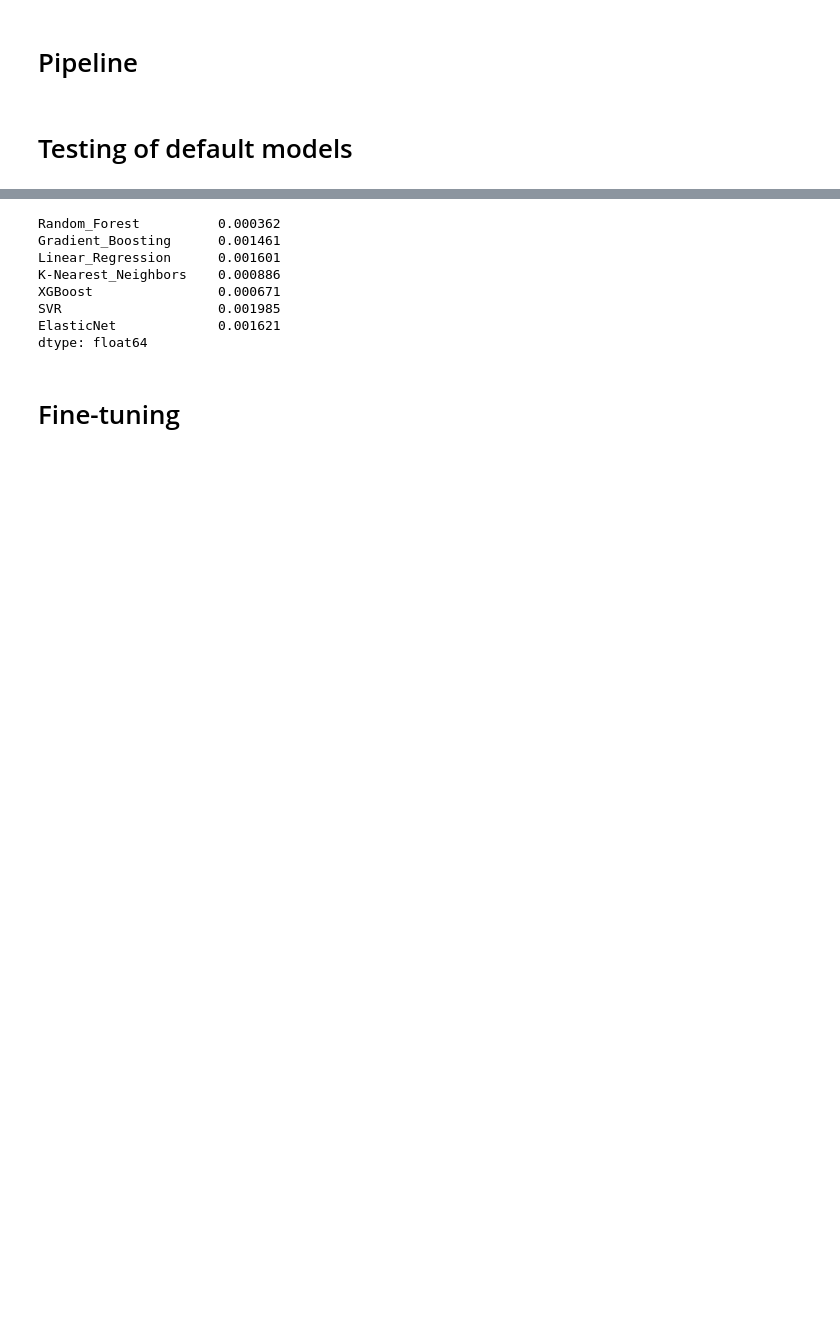
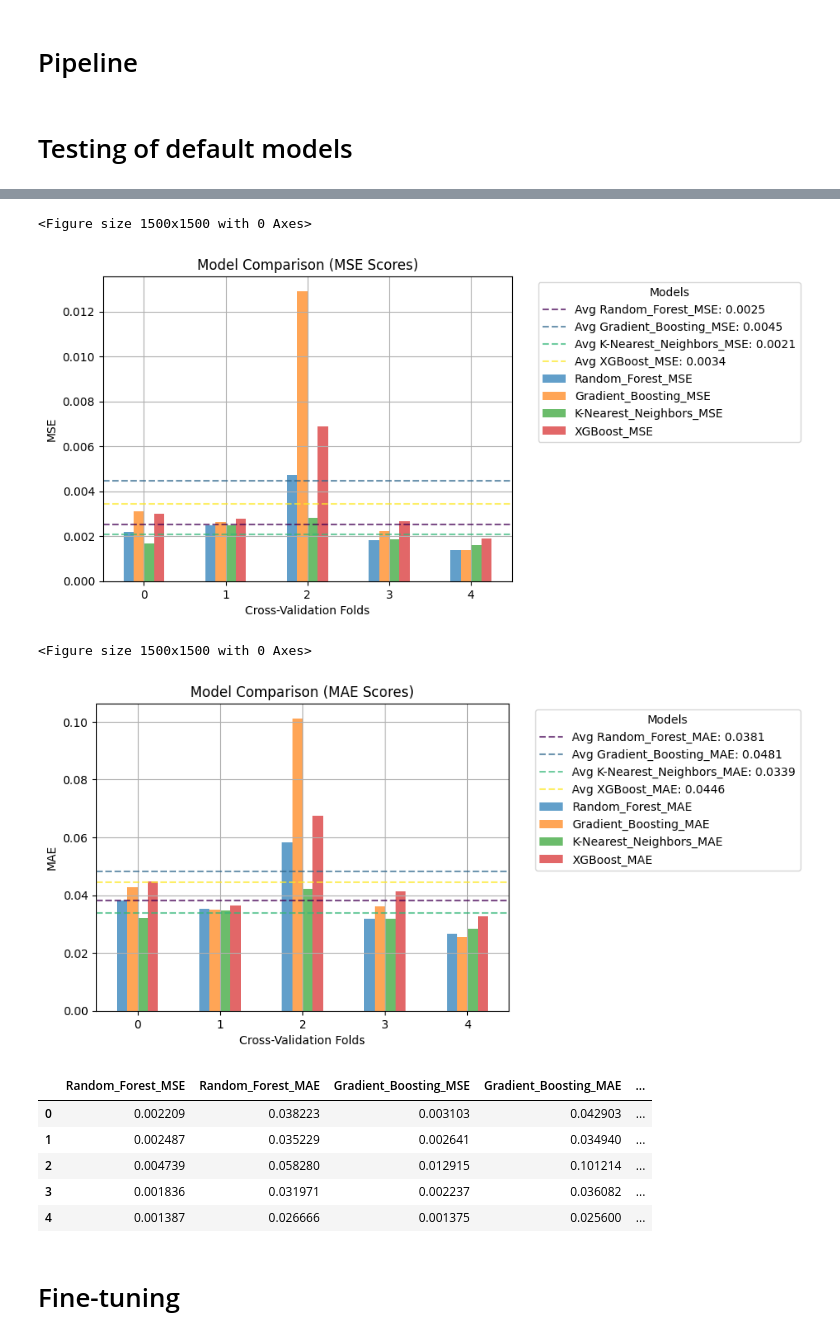
Before and after one commit to Vanekkk1/machine_learning_BTC, a Jupyter notebook: ML_algo.ipynb, the cells around one changed output, grey strips where cells are left out. Saved outputs shown, nothing was run; the diff lists cells and outputs as text; code cells hidden in the pictures; blank space fills up the shorter version.

```diff
--- a/ML_algo.ipynb
+++ b/ML_algo.ipynb
@@ -38,8 +34,14 @@ from preprocessing_ML import get_features_and_target
 df = get_features_and_target(
     "BTC/USDT", steps_to_forecast=1, model_freq="1d", feature_lags=[]
 )
+
 X = df.drop(columns="BTC:USDT_target")
 y = df["BTC:USDT_target"].copy()
 
-X
+split_index = int(len(X) * 0.85)
+
+X_train, X_test = X.iloc[:split_index], X.iloc[split_index:]
+y_train, y_test = y.iloc[:split_index], y.iloc[split_index:]
+
+X_train.shape, X_test.shape, y_train.shape, y_test.shape
 # %% [output]
@@ -153,7 +132,7 @@ Selected feature names: Index(['BTC:USDT_sma_9', 'BTC:USDT_sma_20', 'BTC:USDT_sm
 # %%
 # Preprocessing pipeline
 preprocessing = make_pipeline(
-    QuantileTransformer(output_distribution="normal", random_state=99),
+    QuantileTransformer(output_distribution="normal", random_state=99, n_quantiles=300),
     StandardScaler(),
     SelectFromModel(RandomForestRegressor(random_state=99)),
 )
@@ -169,9 +148,6 @@ pipelines = {
     "Gradient_Boosting": Pipeline(
         [("prep", preprocessing), ("model", GradientBoostingRegressor(random_state=99))]
     ),
-    "Linear_Regression": Pipeline(
-        [("prep", preprocessing), ("model", LinearRegression())]
-    ),
     "K-Nearest_Neighbors": Pipeline(
         [("prep", preprocessing), ("model", KNeighborsRegressor())]
     ),
@@ -181,8 +157,6 @@ pipelines = {
             ("model", xgb.XGBRegressor(random_state=99)),
         ]  # Second place
     ),
-    "SVR": Pipeline([("prep", preprocessing), ("model", SVR())]),
-    "ElasticNet": Pipeline([("prep", preprocessing), ("model", ElasticNet())]),
 }
 # %% [markdown]
 # Testing of default models
@@ -209,13 +182,43 @@ scores_df
-# %%
-scores_df.mean()
-# %% [output]
-Random_Forest          0.000362
-Gradient_Boosting      0.001461
-Linear_Regression      0.001601
-K-Nearest_Neighbors    0.000886
-XGBoost                0.000671
-SVR                    0.001985
-ElasticNet             0.001621
-dtype: float64
+# %%
+scores_df = pd.DataFrame(scores)
+
+for metric in ["MSE", "MAE"]:
+    plt.figure(figsize=(15, 15))
+
+    metric_scores = scores_df.filter(like=metric)
+
+    ax = metric_scores.plot(kind="bar", alpha=0.7)
+
+    averages = metric_scores.mean()
+    colors = plt.cm.viridis(np.linspace(0, 1, len(averages)))
+    for i, (average, color) in enumerate(zip(averages, colors)):
+        plt.axhline(
+            y=average,
+            color=color,
+            linestyle="--",
+            alpha=0.7,
+            label=f"Avg {metric_scores.columns[i]}: {average:.4f}",
+        )
+
+    plt.title(f"Model Comparison ({metric} Scores)")
+    plt.ylabel(metric)
+    plt.xlabel("Cross-Validation Folds")
+    plt.xticks(rotation=0)
+    plt.legend(title="Models", bbox_to_anchor=(1.05, 1), loc="upper left")
+    plt.grid(True)
+    plt.show()
+
+scores_df
+# %% [output]
+<Figure size 1500x1500 with 0 Axes>
+[figure, added]
+<Figure size 1500x1500 with 0 Axes>
+[figure, added]
+|  | Random_Forest_MSE | Random_Forest_MAE | Gradient_Boosting_MSE | Gradient_Boosting_MAE | ... |
+| 0 | 0.002209 | 0.038223 | 0.003103 | 0.042903 | ... |
+| 1 | 0.002487 | 0.035229 | 0.002641 | 0.034940 | ... |
+| 2 | 0.004739 | 0.058280 | 0.012915 | 0.101214 | ... |
+| 3 | 0.001836 | 0.031971 | 0.002237 | 0.036082 | ... |
+| 4 | 0.001387 | 0.026666 | 0.001375 | 0.025600 | ... |
 # %% [markdown]
 # Fine-tuning
```
Also changed, not shown: parts of 22 cells of this notebook, 1 other file.
